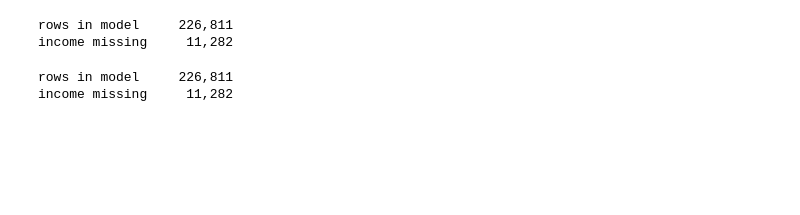
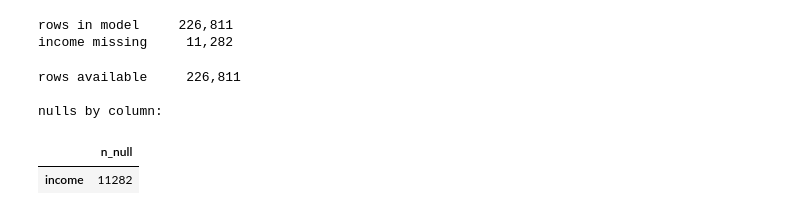
Before and after one commit to aidaubinazhit/hmda-abandonment, a Jupyter notebook: notebooks/01-explore.ipynb, the cells around one changed output. Saved outputs shown, nothing was run; the diff lists cells and outputs as text; code cells hidden in the pictures; blank space fills up the shorter version.

```diff
--- a/notebooks/01-explore.ipynb
+++ b/notebooks/01-explore.ipynb
@@ -660,15 +650,33 @@ print(f"income missing {model_df['income_missing'].sum():>10,}")
 rows in model     226,811
 income missing     11,282
 # %%
-model_df = retail_broker_all[model_vars].copy()
+MODEL_CHANNELS = ["retail", "broker"]
 
-model_df["income_missing"] = model_df["income"].isna().astype(int)
-model_df["income"] = model_df["income"].fillna(model_df["income"].median())
+MODEL_VARS = [
+    "abandoned",
+    "channel",
+    "loan_purpose_label",
+    "loan_type_label",
+    "occupancy_type_label",
+    "lien_status_label",
+    "derived_sex",
+    "derived_race",
+    "derived_ethnicity",
+    "applicant_age",
+    "income",
+    "loan_amount",
+]
 
-model_df = model_df.dropna()
+retail_broker_all = df.loc[df["channel"].isin(MODEL_CHANNELS)]
+model_df = retail_broker_all[MODEL_VARS].copy()
 
-print(f"rows in model  {len(model_df):>10,}")
-print(f"income missing {model_df['income_missing'].sum():>10,}")
+print(f"rows available  {len(retail_broker_all):>10,}")
+print()
+print("nulls by column:")
+model_df.isna().sum().loc[lambda s: s > 0].to_frame("n_null")
 # %% [output]
-rows in model     226,811
-income missing     11,282
+rows available     226,811
+
+nulls by column:
+|  | n_null |
+| income | 11282 |
```
Also changed, not shown: parts of 16 cells of this notebook.
